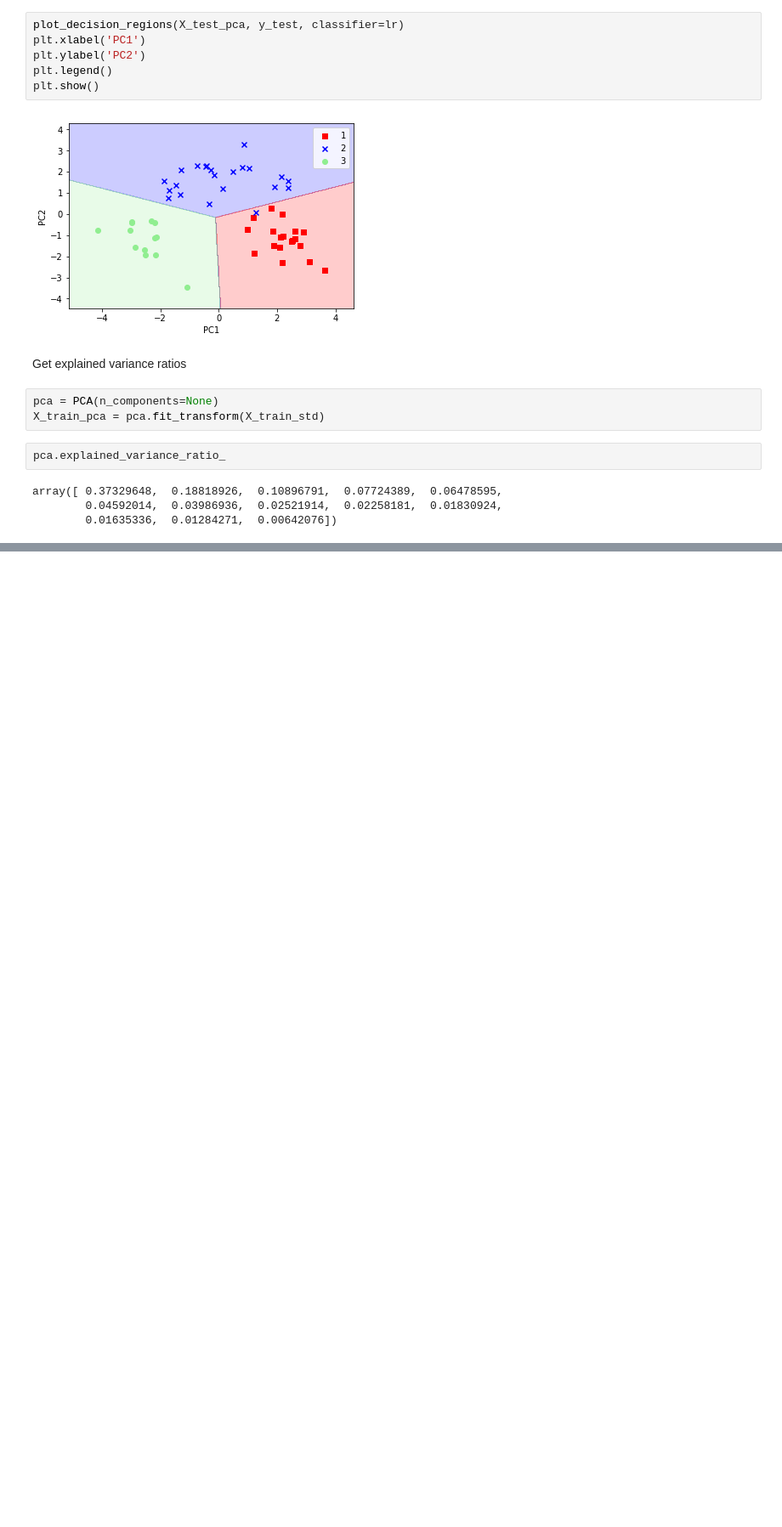
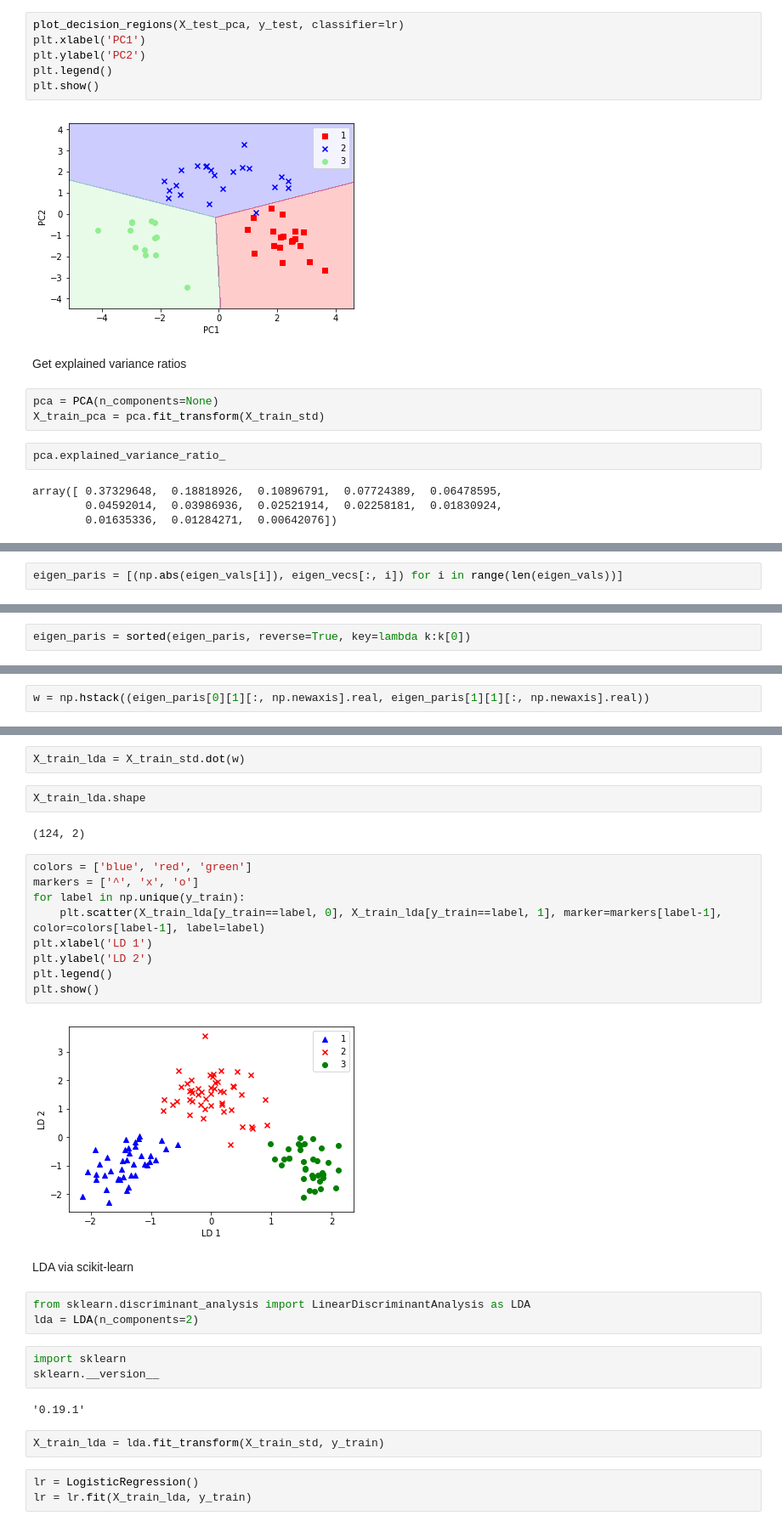
Before and after one commit to hehuilong/pml, a Jupyter notebook: Chapter_5.ipynb, the cells around one changed output, grey strips where cells are left out. Shown at 85% size. Drawn from its saved outputs; the diff is of its cells as text; blank space fills up the shorter version.

```diff
--- a/Chapter_5.ipynb
+++ b/Chapter_5.ipynb
@@ -207,0 +252,2 @@ array([ 0.37329648,  0.18818926,  0.10896791,  0.07724389,  0.06478595,
+# %%
+eigen_paris = [(np.abs(eigen_vals[i]), eigen_vecs[:, i]) for i in range(len(eigen_vals))]
@@ -207,0 +260,2 @@ array([ 0.37329648,  0.18818926,  0.10896791,  0.07724389,  0.06478595,
+# %%
+eigen_paris = sorted(eigen_paris, reverse=True, key=lambda k:k[0])
@@ -207,0 +308,2 @@ array([ 0.37329648,  0.18818926,  0.10896791,  0.07724389,  0.06478595,
+# %%
+w = np.hstack((eigen_paris[0][1][:, np.newaxis].real, eigen_paris[1][1][:, np.newaxis].real))
@@ -207,0 +326,32 @@ array([ 0.37329648,  0.18818926,  0.10896791,  0.07724389,  0.06478595,
+# %%
+X_train_lda = X_train_std.dot(w)
+# %%
+X_train_lda.shape
+# %% [output]
+(124, 2)
+# %%
+colors = ['blue', 'red', 'green']
+markers = ['^', 'x', 'o']
+for label in np.unique(y_train):
+    plt.scatter(X_train_lda[y_train==label, 0], X_train_lda[y_train==label, 1], marker=markers[label-1], color=colors[label-1], label=label)
+plt.xlabel('LD 1')
+plt.ylabel('LD 2')
+plt.legend()
+plt.show()
+# %% [output]
+[figure, added]
+# %% [markdown]
+LDA via scikit-learn
+# %%
+from sklearn.discriminant_analysis import LinearDiscriminantAnalysis as LDA
+lda = LDA(n_components=2)
+# %%
+import sklearn
+sklearn.__version__
+# %% [output]
+'0.19.1'
+# %%
+X_train_lda = lda.fit_transform(X_train_std, y_train)
+# %%
+lr = LogisticRegression()
+lr = lr.fit(X_train_lda, y_train)
```
Also changed, not shown: parts of 40 cells of this notebook.
